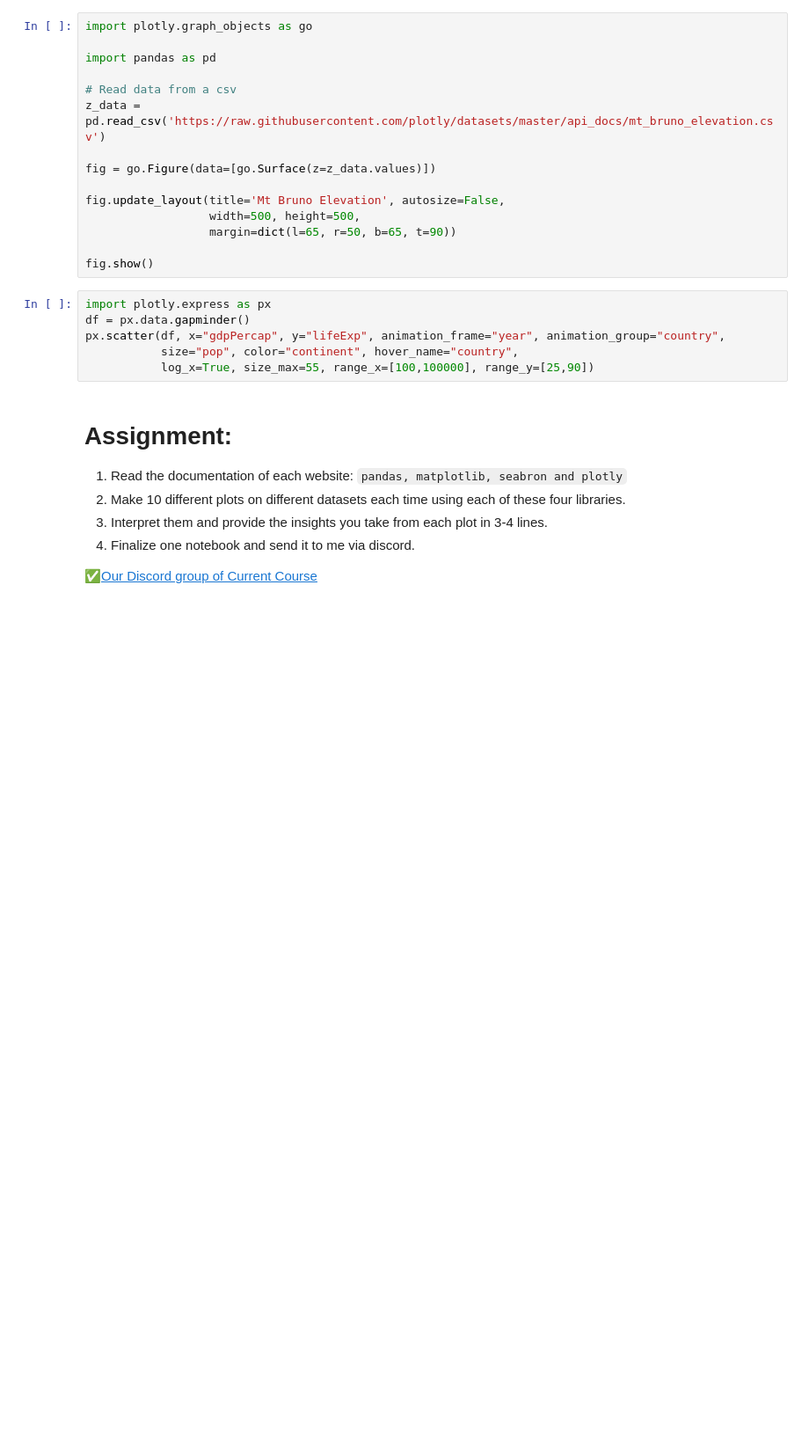
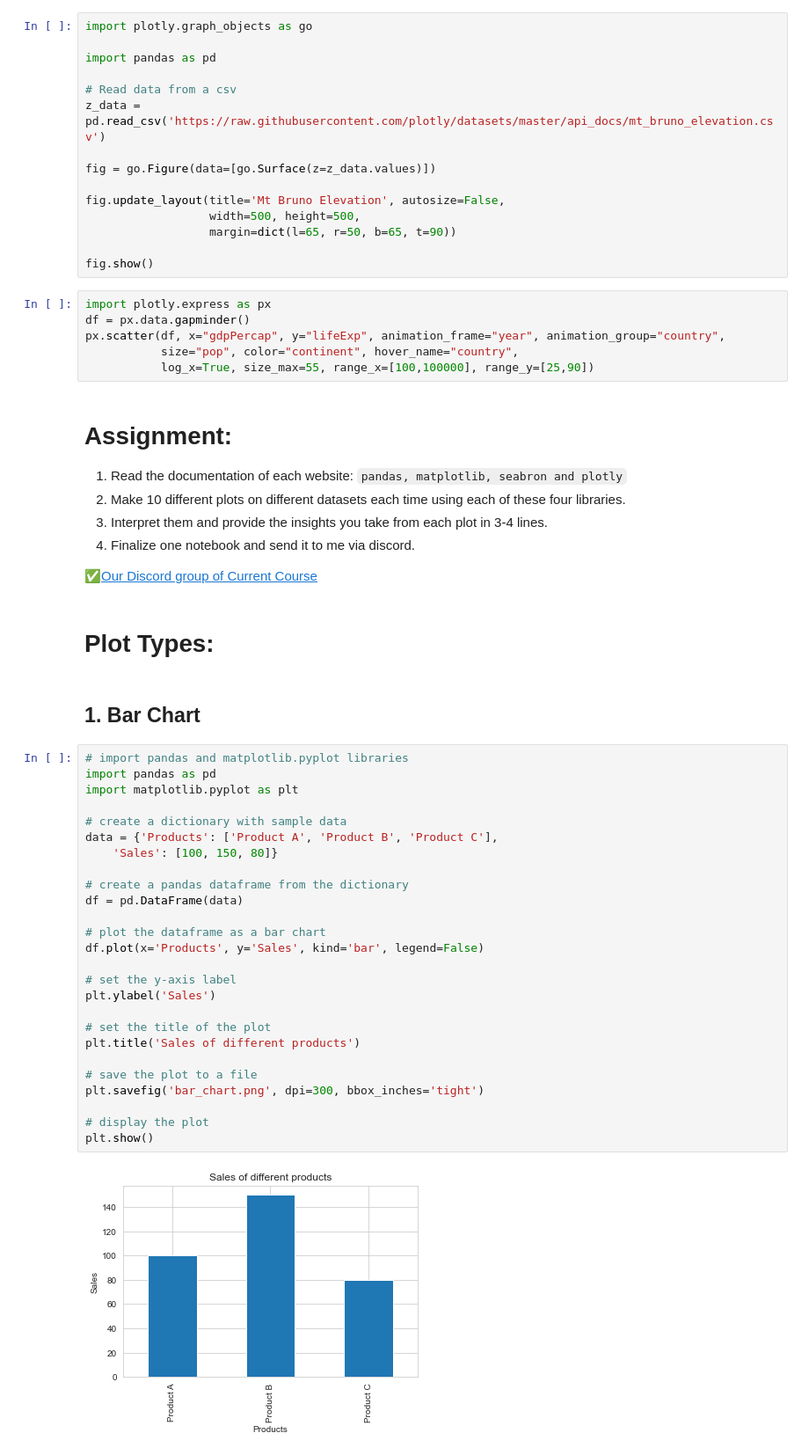
Before and after one commit to AammarTufail/six-months_python_for_data_science-mentorship-program, a Jupyter notebook: pandas_tips_tricks/06_data_visualization.ipynb, the cells around one changed output. Shown: that part at 88% size. Cells and saved outputs as stored; diff of their text form; blank space fills up the shorter version.

```diff
--- a/pandas_tips_tricks/06_data_visualization.ipynb
+++ b/pandas_tips_tricks/06_data_visualization.ipynb
@@ -92,3 +92,35 @@ px.scatter(df, x="gdpPercap", y="lifeExp", animation_frame="year", animation_gro
 4. Finalize one notebook and send it to me via discord.
 
 ✅[Our Discord group of Current Course](https://discord.gg/QpvUKEtUJD)
+# %% [markdown]
+# Plot Types:
+# %% [markdown]
+## 1. Bar Chart
+# %%
+# import pandas and matplotlib.pyplot libraries
+import pandas as pd
+import matplotlib.pyplot as plt
+
+# create a dictionary with sample data
+data = {'Products': ['Product A', 'Product B', 'Product C'],
+    'Sales': [100, 150, 80]}
+
+# create a pandas dataframe from the dictionary
+df = pd.DataFrame(data)
+
+# plot the dataframe as a bar chart
+df.plot(x='Products', y='Sales', kind='bar', legend=False)
+
+# set the y-axis label
+plt.ylabel('Sales')
+
+# set the title of the plot
+plt.title('Sales of different products')
+
+# save the plot to a file
+plt.savefig('bar_chart.png', dpi=300, bbox_inches='tight')
+
+# display the plot
+plt.show()
+# %% [output]
+[figure, added]
```
Also changed, not shown: parts of 27 cells of this notebook, 21 other files.
